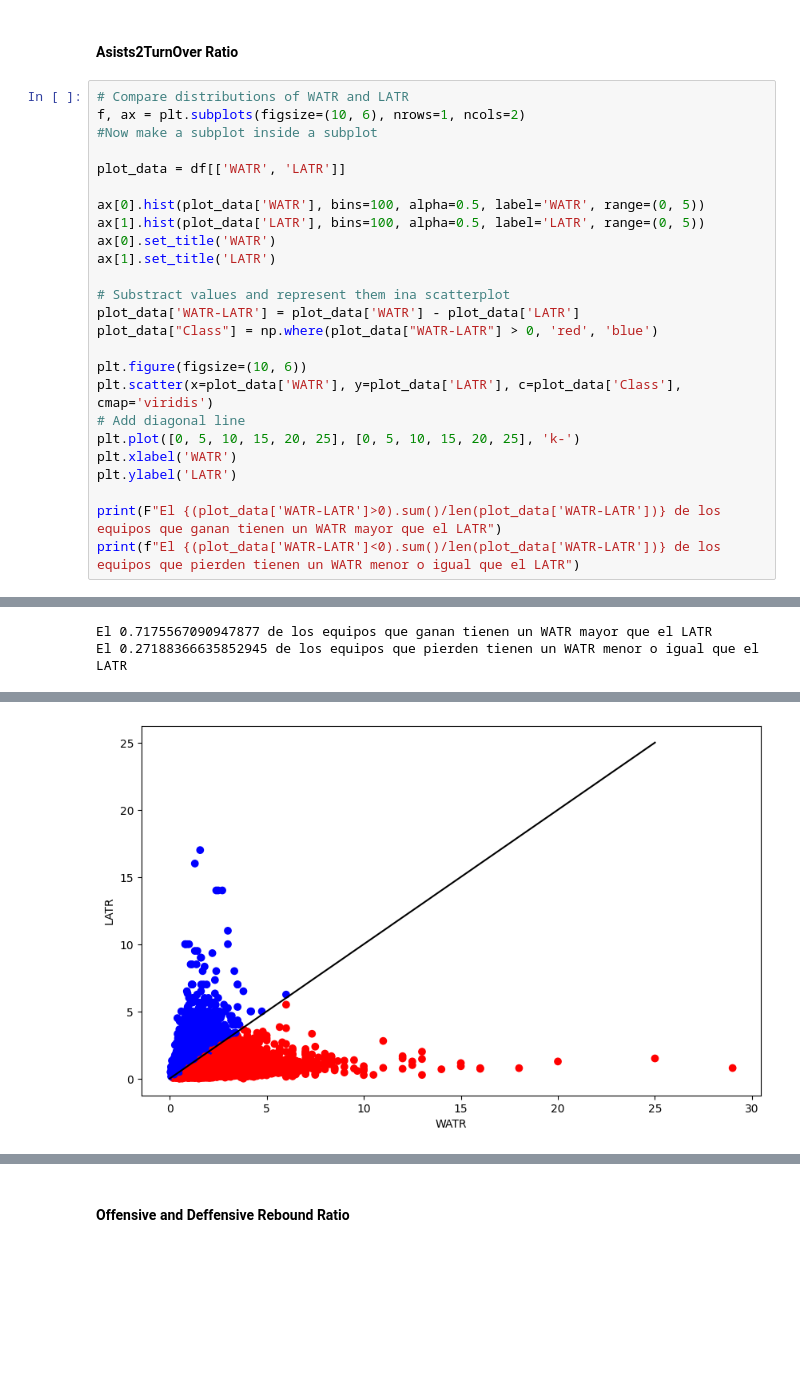
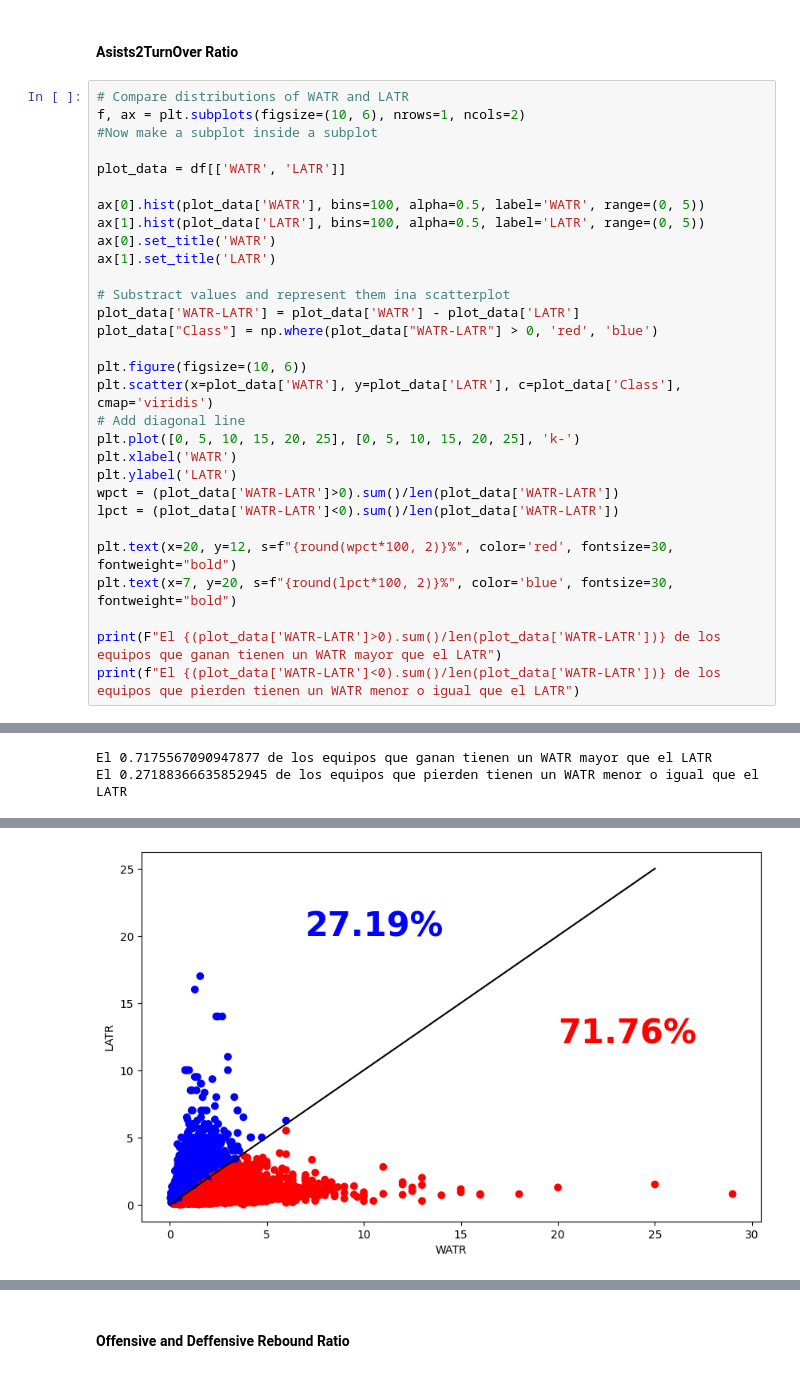
Before and after one commit to rauldaal/march-madness, a Jupyter notebook: data_exploration/MRegularSeason.ipynb, the cells around one changed output, grey strips where cells are left out. Saved outputs shown, nothing was run; the diff lists cells and outputs as text; blank space fills up the shorter version.

```diff
--- a/data_exploration/MRegularSeason.ipynb
+++ b/data_exploration/MRegularSeason.ipynb
@@ -83,34 +83,39 @@ ax[1].hist(plot_data['LATR'], bins=100, alpha=0.5, label='LATR', range=(0, 5))
 ax[0].set_title('WATR')
 ax[1].set_title('LATR')
 
 # Substract values and represent them ina scatterplot
 plot_data['WATR-LATR'] = plot_data['WATR'] - plot_data['LATR']
 plot_data["Class"] = np.where(plot_data["WATR-LATR"] > 0, 'red', 'blue')
 
 plt.figure(figsize=(10, 6))
 plt.scatter(x=plot_data['WATR'], y=plot_data['LATR'], c=plot_data['Class'], cmap='viridis')
 # Add diagonal line
 plt.plot([0, 5, 10, 15, 20, 25], [0, 5, 10, 15, 20, 25], 'k-')
 plt.xlabel('WATR')
 plt.ylabel('LATR')
+wpct = (plot_data['WATR-LATR']>0).sum()/len(plot_data['WATR-LATR'])
+lpct = (plot_data['WATR-LATR']<0).sum()/len(plot_data['WATR-LATR'])
+
+plt.text(x=20, y=12, s=f"{round(wpct*100, 2)}%", color='red', fontsize=30, fontweight="bold")
+plt.text(x=7, y=20, s=f"{round(lpct*100, 2)}%", color='blue', fontsize=30, fontweight="bold")
 
 print(F"El {(plot_data['WATR-LATR']>0).sum()/len(plot_data['WATR-LATR'])} de los equipos que ganan tienen un WATR mayor que el LATR")
 print(f"El {(plot_data['WATR-LATR']<0).sum()/len(plot_data['WATR-LATR'])} de los equipos que pierden tienen un WATR menor o igual que el LATR")
 # %% [output]
 A value is trying to be set on a copy of a slice from a DataFrame.
 Try using .loc[row_indexer,col_indexer] = value instead
 
 See the caveats in the documentation: https://pandas.pydata.org/pandas-docs/stable/user_guide/indexing.html#returning-a-view-versus-a-copy
   plot_data['WATR-LATR'] = plot_data['WATR'] - plot_data['LATR']
 A value is trying to be set on a copy of a slice from a DataFrame.
 Try using .loc[row_indexer,col_indexer] = value instead
 
 See the caveats in the documentation: https://pandas.pydata.org/pandas-docs/stable/user_guide/indexing.html#returning-a-view-versus-a-copy
   plot_data["Class"] = np.where(plot_data["WATR-LATR"] > 0, 'red', 'blue')
 El 0.7175567090947877 de los equipos que ganan tienen un WATR mayor que el LATR
 El 0.27188366635852945 de los equipos que pierden tienen un WATR menor o igual que el LATR
 [figure]
-[figure, old version]
+[figure, new version]
 # %%
 class1 = plot_data[plot_data["Class"] == "red"][["WATR", "LATR"]].values
 class2 = plot_data[plot_data["Class"] == "blue"][["WATR", "LATR"]].values
```
Also changed, not shown: parts of 15 cells of this notebook, 50 other files.
